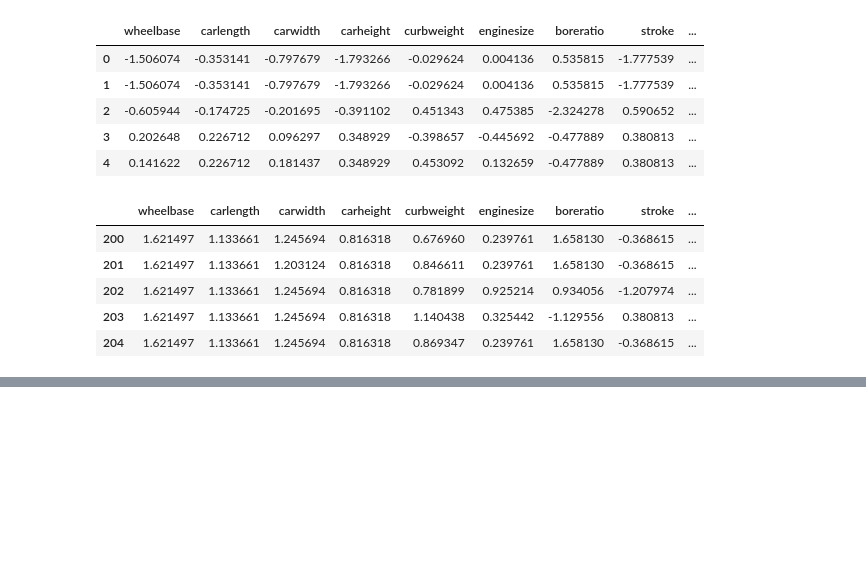
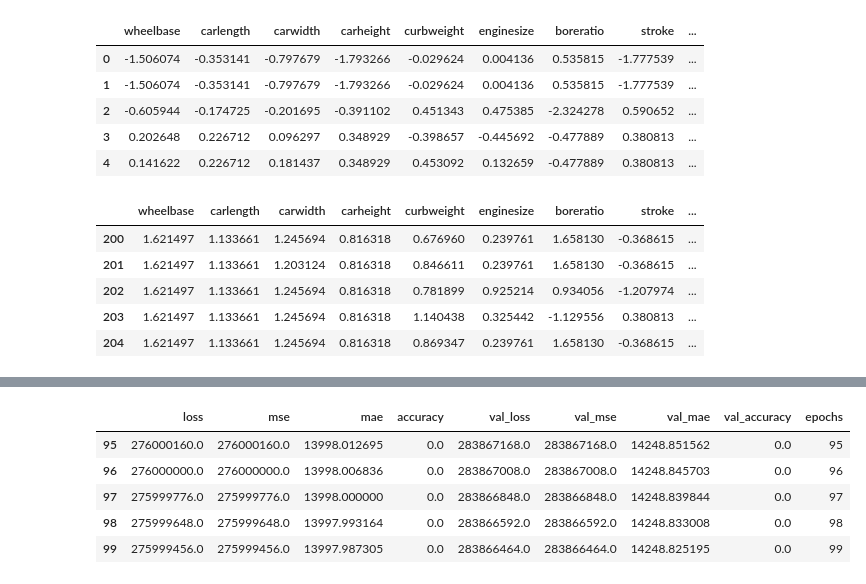
Before and after one commit to SyedHuzaifa007/PIAIC-Deep-Learning-Assignment, a Jupyter notebook: Car_Price_Prediction_assignment.ipynb, the cells around one changed output, grey strips where cells are left out. Cells and saved outputs as stored; diff of their text form; code cells hidden in the pictures; blank space fills up the shorter version.

```diff
--- a/Car_Price_Prediction_assignment.ipynb
+++ b/Car_Price_Prediction_assignment.ipynb
@@ -326,3 +326,15 @@ _________________________________________________________________
 # %%
 # Training Model on Train Data
 history = model.fit(normal_train_data, train_labels, epochs=100, batch_size=128, verbose=0, validation_split=0.2)
+# %%
+# Feeding History In DataFrame
+history_df = pd.DataFrame(history.history)
+history_df['epochs'] = history.epoch
+history_df.tail()
+# %% [output]
+|  | loss | mse | mae | accuracy | val_loss | val_mse | val_mae | val_accuracy | epochs |
+| 95 | 276000160.0 | 276000160.0 | 13998.012695 | 0.0 | 283867168.0 | 283867168.0 | 14248.851562 | 0.0 | 95 |
+| 96 | 276000000.0 | 276000000.0 | 13998.006836 | 0.0 | 283867008.0 | 283867008.0 | 14248.845703 | 0.0 | 96 |
+| 97 | 275999776.0 | 275999776.0 | 13998.000000 | 0.0 | 283866848.0 | 283866848.0 | 14248.839844 | 0.0 | 97 |
+| 98 | 275999648.0 | 275999648.0 | 13997.993164 | 0.0 | 283866592.0 | 283866592.0 | 14248.833008 | 0.0 | 98 |
+| 99 | 275999456.0 | 275999456.0 | 13997.987305 | 0.0 | 283866464.0 | 283866464.0 | 14248.825195 | 0.0 | 99 |
```
Also changed, not shown: parts of 5 cells of this notebook.
